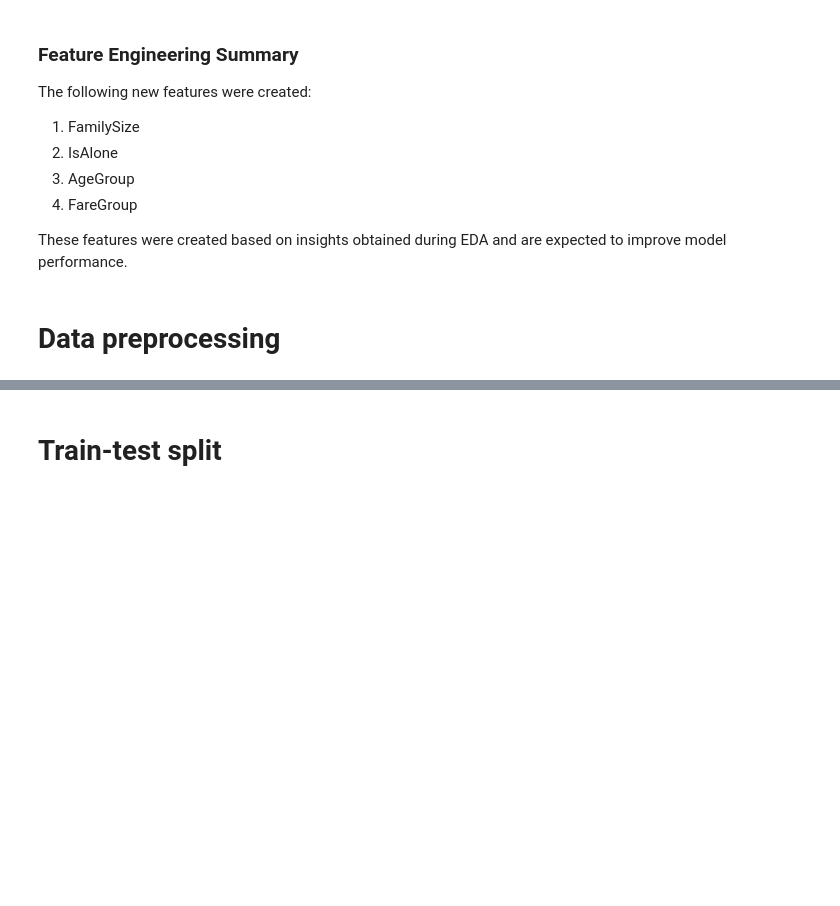
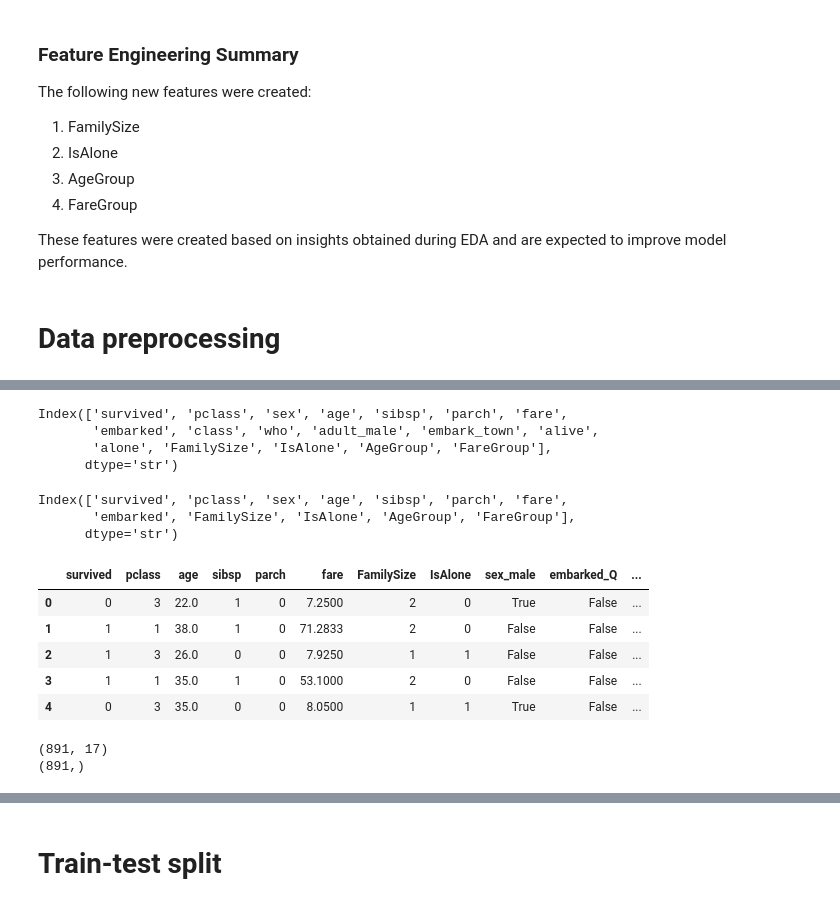
Before and after one commit to shubhamsinha21/Titanic-Survival-Prediction-System, a Jupyter notebook: titanic_survival_prediction.ipynb, the cells around one changed output, grey strips where cells are left out. Saved outputs shown, nothing was run; the diff lists cells and outputs as text; code cells hidden in the pictures; blank space fills up the shorter version.

```diff
--- a/titanic_survival_prediction.ipynb
+++ b/titanic_survival_prediction.ipynb
@@ -575,0 +578,24 @@ These features were created based on insights obtained during EDA and are expect
+# %%
+df.columns
+# %% [output]
+Index(['survived', 'pclass', 'sex', 'age', 'sibsp', 'parch', 'fare',
+       'embarked', 'class', 'who', 'adult_male', 'embark_town', 'alive',
+       'alone', 'FamilySize', 'IsAlone', 'AgeGroup', 'FareGroup'],
+      dtype='str')
+# %%
+columns_to_drop = [
+    "alive",
+    "adult_male",
+    "class",
+    "who",
+    "embark_town",
+    "alone"
+]
+
+df.drop(columns=columns_to_drop, inplace=True)
+# %%
+df.columns
+# %% [output]
+Index(['survived', 'pclass', 'sex', 'age', 'sibsp', 'parch', 'fare',
+       'embarked', 'FamilySize', 'IsAlone', 'AgeGroup', 'FareGroup'],
+      dtype='str')
@@ -575,0 +604,14 @@ These features were created based on insights obtained during EDA and are expect
+# %%
+df_encoded = pd.get_dummies(
+    df,
+    drop_first=True
+)
+# %%
+df_encoded.head()
+# %% [output]
+|  | survived | pclass | age | sibsp | parch | fare | FamilySize | IsAlone | sex_male | embarked_Q | ... |
+| 0 | 0 | 3 | 22.0 | 1 | 0 | 7.2500 | 2 | 0 | True | False | ... |
+| 1 | 1 | 1 | 38.0 | 1 | 0 | 71.2833 | 2 | 0 | False | False | ... |
+| 2 | 1 | 3 | 26.0 | 0 | 0 | 7.9250 | 1 | 1 | False | False | ... |
+| 3 | 1 | 1 | 35.0 | 1 | 0 | 53.1000 | 2 | 0 | False | False | ... |
+| 4 | 0 | 3 | 35.0 | 0 | 0 | 8.0500 | 1 | 1 | True | False | ... |
@@ -575,0 +625,6 @@ These features were created based on insights obtained during EDA and are expect
+# %%
+print(X.shape)
+print(y.shape)
+# %% [output]
+(891, 17)
+(891,)
```
Also changed, not shown: parts of 10 cells of this notebook.
